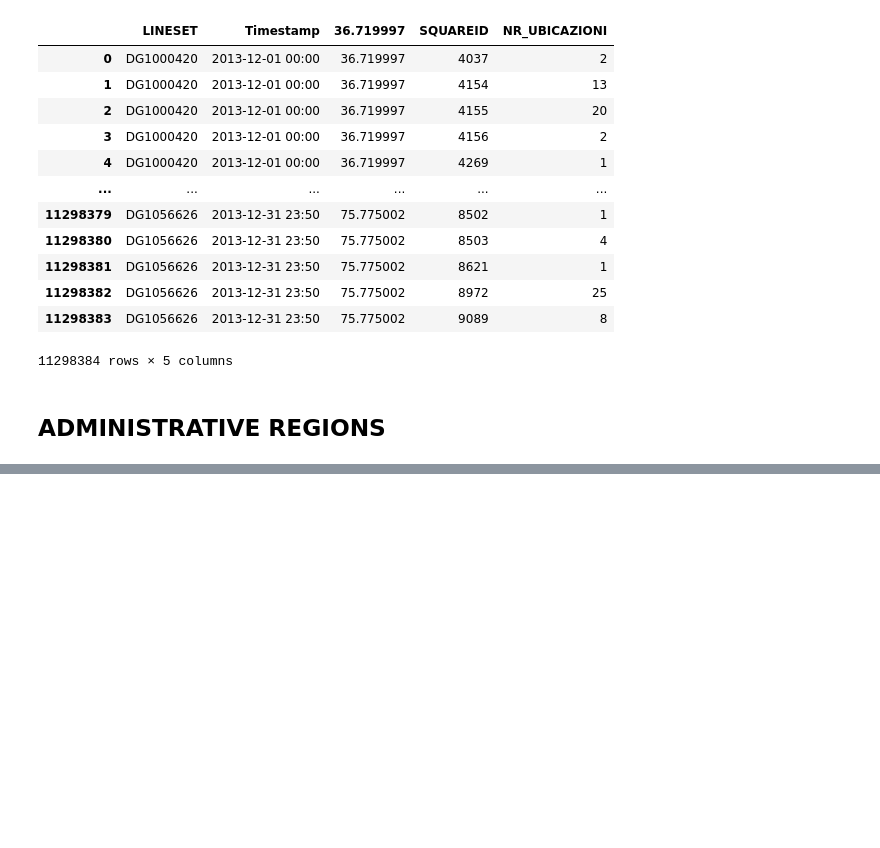
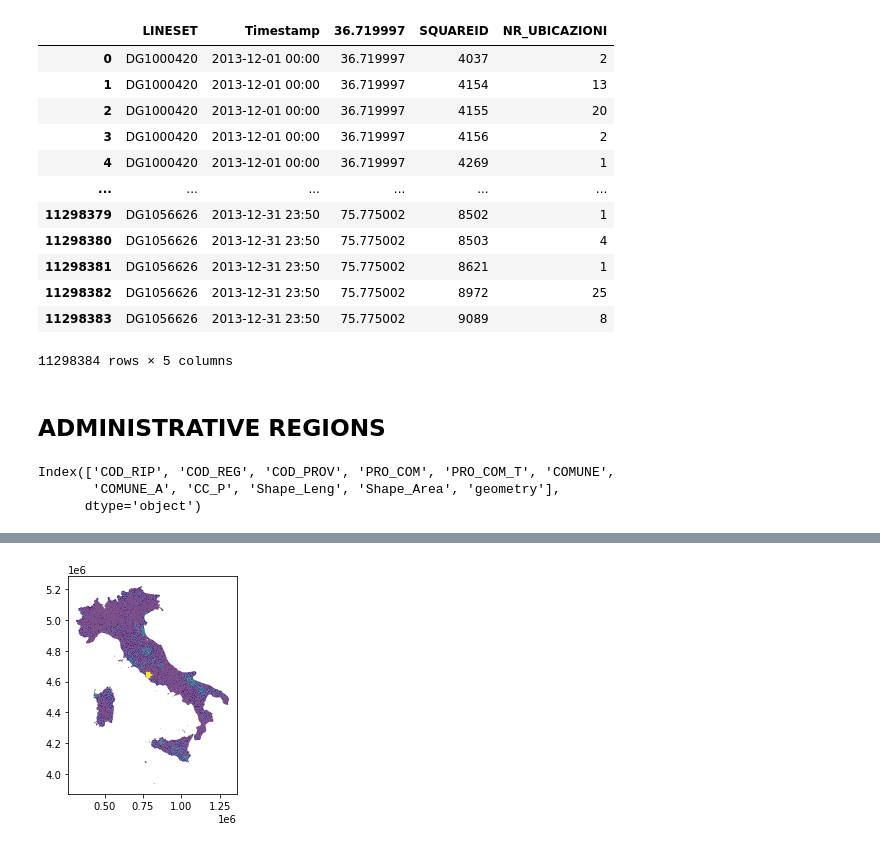
Before and after one commit to devix2/IntroToDS_FinalProject, a Jupyter notebook: SocialPulse(noCC)/Import Dati.ipynb, the cells around one changed output, grey strips where cells are left out. Drawn from its saved outputs; the diff is of its cells as text; code cells hidden in the pictures; blank space fills up the shorter version.

Commit message:
Mergeato i notebook dell'import
Ora si inizia merge su più dataset ed EDA

```diff
--- a/SocialPulse(noCC)/Import Dati.ipynb
+++ b/SocialPulse(noCC)/Import Dati.ipynb
@@ -214,17 +202,9 @@ adm_reg
-# %%
-#Vediamo cosa contiene e come è importato
-
-"""
-#Opzioni di prints per i dataframe panda per visualizzare intere righe
-pd.set_option('display.max_rows', None)
-pd.set_option('display.max_columns', None)
-pd.set_option('display.width', None)
-pd.set_option('display.max_colwidth', -1)
-
-print(adm_reg.loc[[0]])     #E' chiaro che molte delle info sono contenute nella colonna 2 che è una mappa non svolta
-print(adm_reg.count)        #Questi valori sono tutti uguali
-#Visto che anche la terza colonna ci è inutile, l'effettivo database consiste nello svolgere la colonna 2
-"""
-
-adm_reg=pd.DataFrame(list(adm_reg['items']))
-adm_reg.head(5)
+# %%
+adm_reg=m_d.safe_import('regions')
+
+adm_reg.plot("Shape_Area")
+adm_reg.head(5)
+# %% [output]
+Index(['COD_RIP', 'COD_REG', 'COD_PROV', 'PRO_COM', 'PRO_COM_T', 'COMUNE',
+       'COMUNE_A', 'CC_P', 'Shape_Leng', 'Shape_Area', 'geometry'],
+      dtype='object')
@@ -230,0 +217 @@ adm_reg.head(5)
+[figure, added]
```
Also changed, not shown: parts of 9 cells of this notebook, 1 other file.
